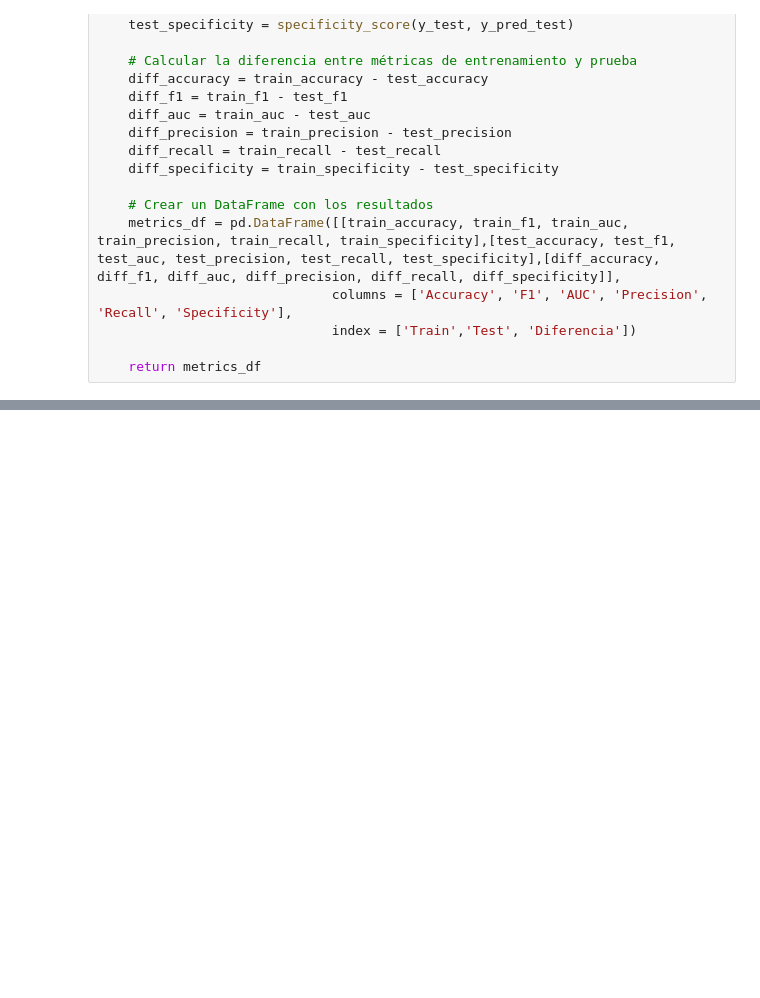
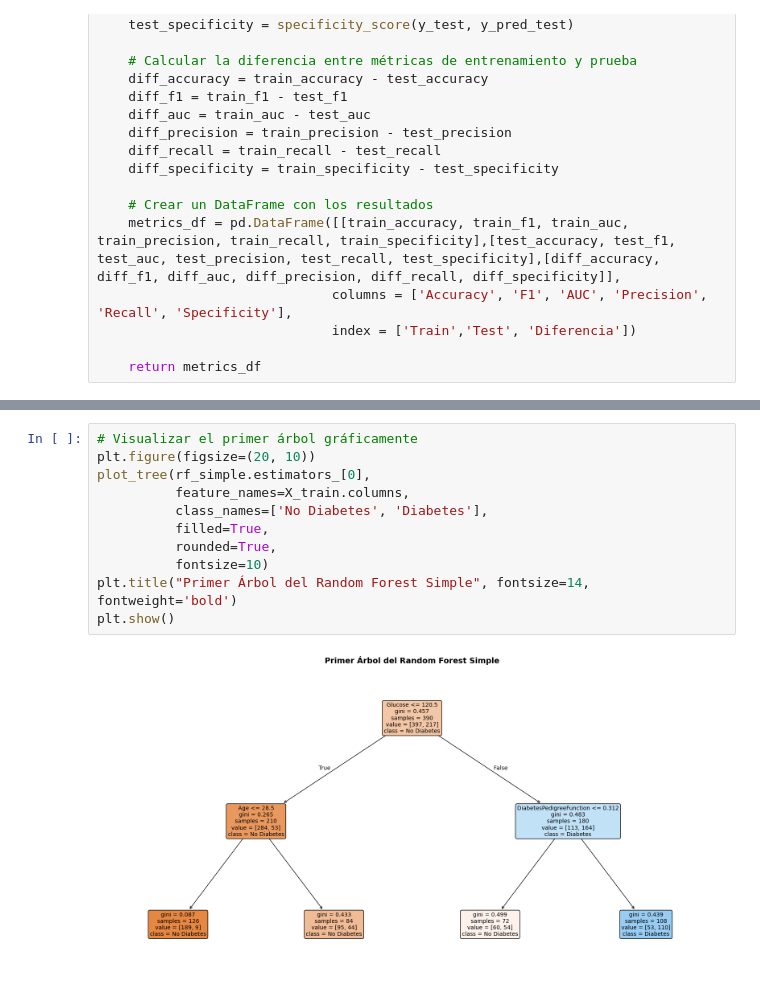
Before and after one commit to 4GeeksAcademy/cathycaz-intro-ml, a Jupyter notebook: src/05-random-forest.ipynb.ipynb, the cells around one changed output, grey strips where cells are left out. Saved outputs shown, nothing was run; the diff lists cells and outputs as text; blank space fills up the shorter version.

Commit message:
Terminado Random Forest

```diff
--- a/src/05-random-forest.ipynb.ipynb
+++ b/src/05-random-forest.ipynb.ipynb
@@ -1254,0 +1268,13 @@ CONCLUSIÓN: AL IGUAL QUE EN EL MÉTODO DE DESICION TREE EL MÓDELO SIMPLE HACE
+# %%
+# Visualizar el primer árbol gráficamente
+plt.figure(figsize=(20, 10))
+plot_tree(rf_simple.estimators_[0],
+          feature_names=X_train.columns,
+          class_names=['No Diabetes', 'Diabetes'],
+          filled=True,
+          rounded=True,
+          fontsize=10)
+plt.title("Primer Árbol del Random Forest Simple", fontsize=14, fontweight='bold')
+plt.show()
+# %% [output]
+[figure, added]
```
Also changed, not shown: parts of 33 cells of this notebook, 2 other files.
